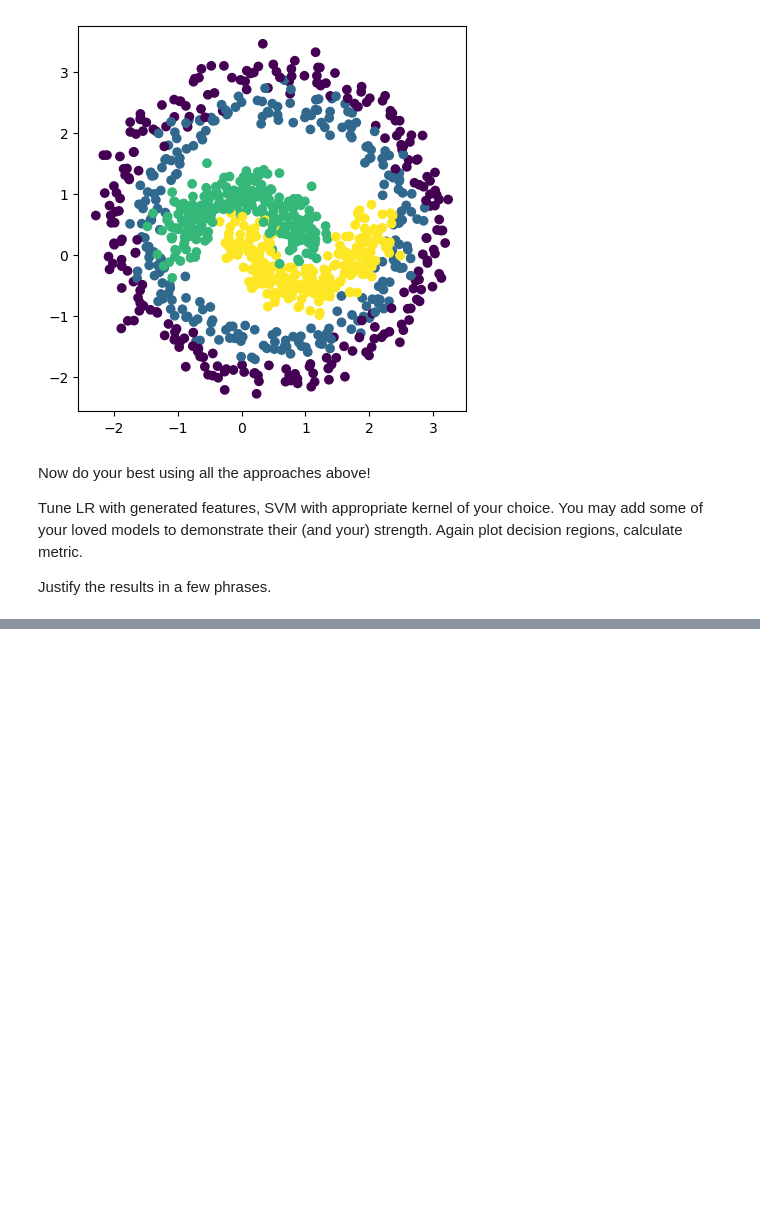
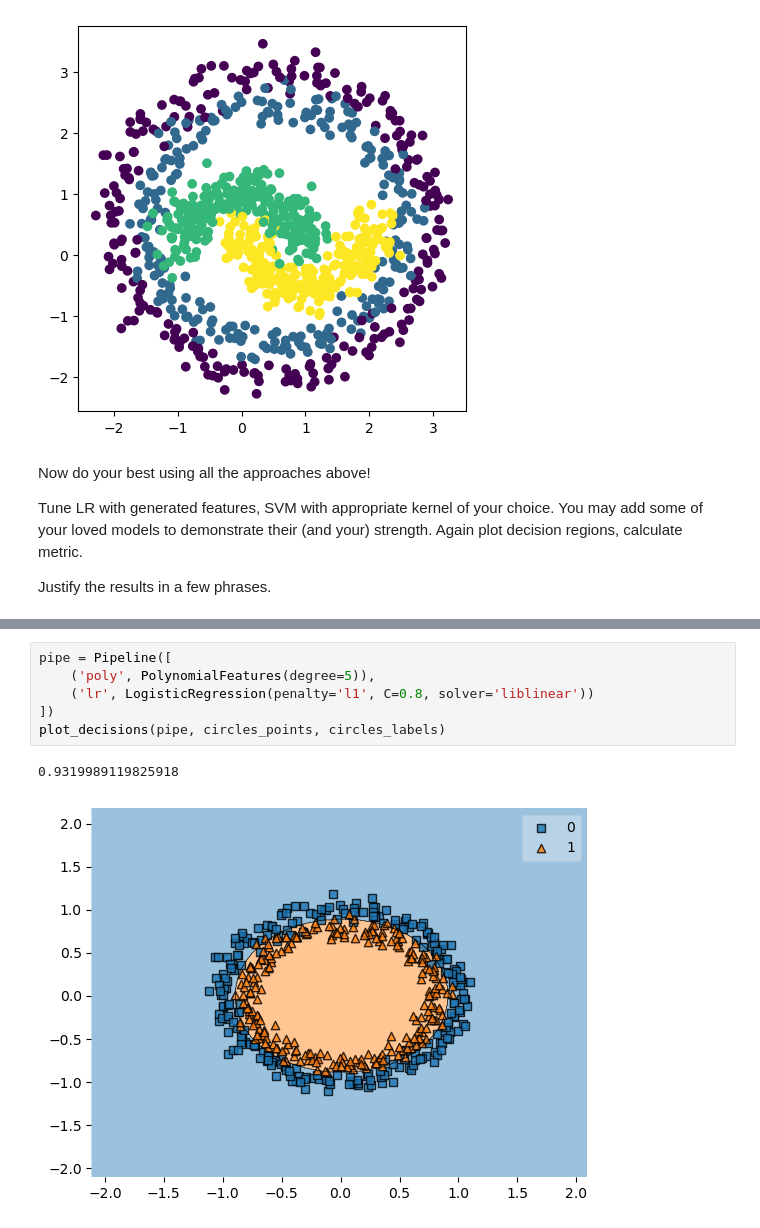
Before and after one commit to Sasha-VAV/ML, a Jupyter notebook: Courses/MIPT_ML_1_Term/Module6/Lab1_part3_SVM.ipynb, the cells around one changed output, grey strips where cells are left out. Saved outputs shown, nothing was run; the diff lists cells and outputs as text; blank space fills up the shorter version.

```diff
--- a/Courses/MIPT_ML_1_Term/Module6/Lab1_part3_SVM.ipynb
+++ b/Courses/MIPT_ML_1_Term/Module6/Lab1_part3_SVM.ipynb
@@ -178,4 +202,13 @@ plot_decisions(svm, circles_points, circles_labels)
 [figure]
+# %%
+pipe = Pipeline([
+    ('poly', PolynomialFeatures(degree=5)),
+    ('lr', LogisticRegression(penalty='l1', C=0.8, solver='liblinear'))
+])
+plot_decisions(pipe, circles_points, circles_labels)
+# %% [output]
+0.9319989119825918
+[figure, added]
 # %%
 svm = SVC(C=1, kernel='rbf')
 plot_decisions(svm, points, labels)
```
Also changed, not shown: parts of 9 cells of this notebook, 3 other files.
